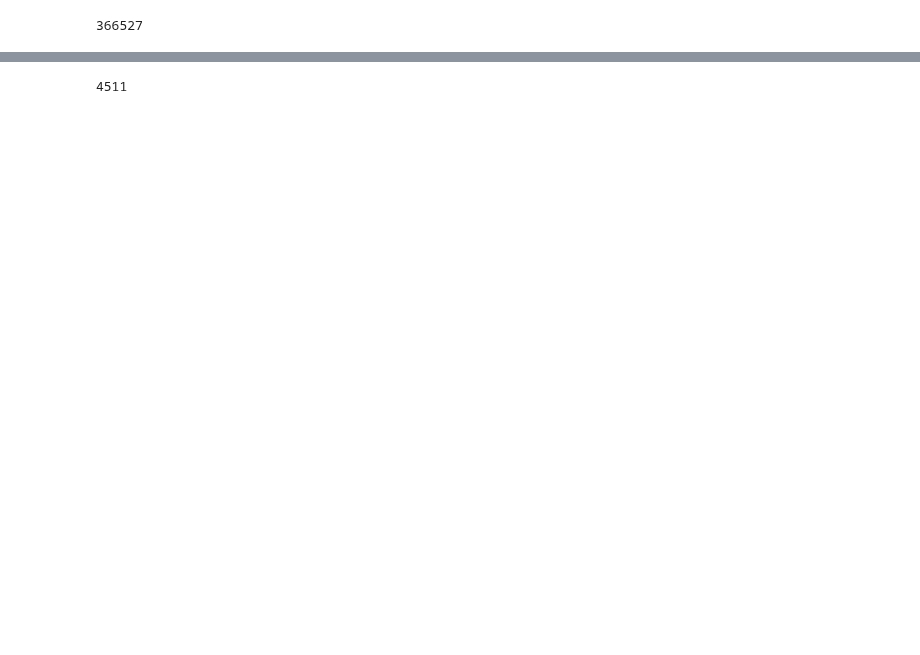
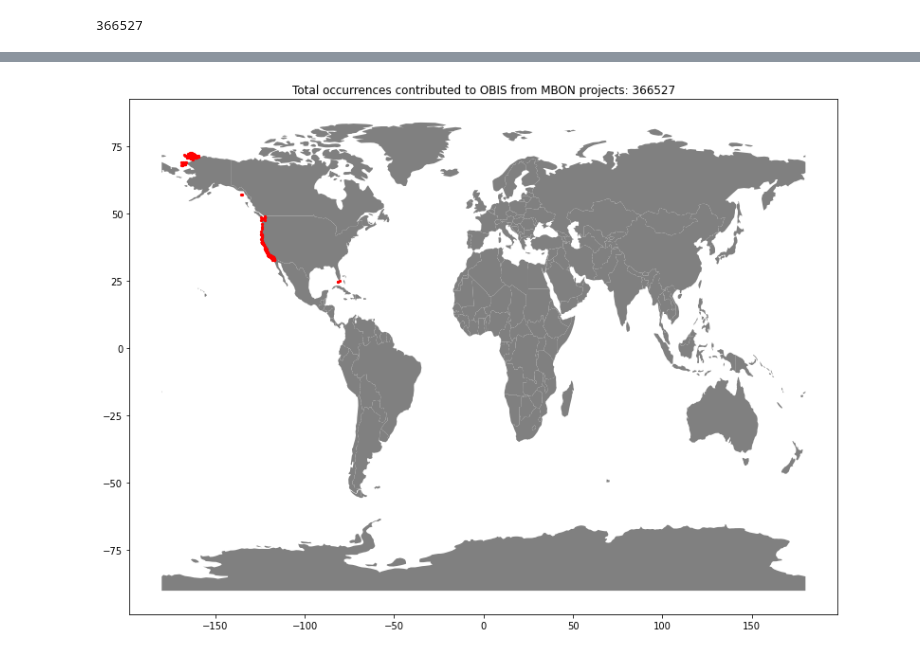
Before and after one commit to MathewBiddle/sandbox, a Jupyter notebook: notebooks/MBON_occurrences_in_OBIS.ipynb, the cells around one changed output, grey strips where cells are left out. Saved outputs shown, nothing was run; the diff lists cells and outputs as text; code cells hidden in the pictures; blank space fills up the shorter version.

Commit message:
making a map of locations

```diff
--- a/notebooks/MBON_occurrences_in_OBIS.ipynb
+++ b/notebooks/MBON_occurrences_in_OBIS.ipynb
@@ -154,4 +159,17 @@ df.loc[df['Has the dataset been submitted to OBIS?']=='Yes','If yes to above, pl
-# %%
-size
-# %% [output]
-4511
+# %%
+import matplotlib.pyplot as plt
+
+fig, ax = plt.subplots(figsize=(20,10))
+
+world = gpd.read_file(geopandas.datasets.get_path('naturalearth_lowres'))
+
+world.plot(ax=ax, color='grey')
+
+# Need to provide "zorder" to ensure the points are plotted above the polygons
+location_data.plot(ax=ax, markersize=5, color='red', zorder=10)
+
+plt.title("Total occurrences contributed to OBIS from MBON projects: %i" % cumulative_size )
+
+plt.show()
+# %% [output]
+[figure, added]
```
Also changed, not shown: parts of 4 cells of this notebook.
